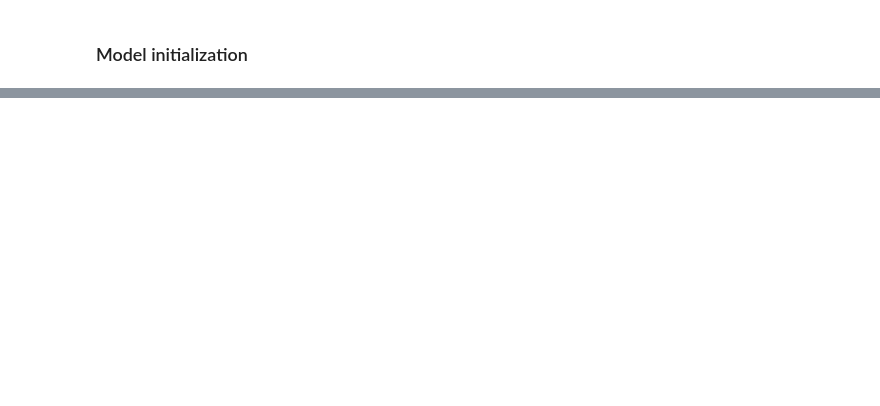
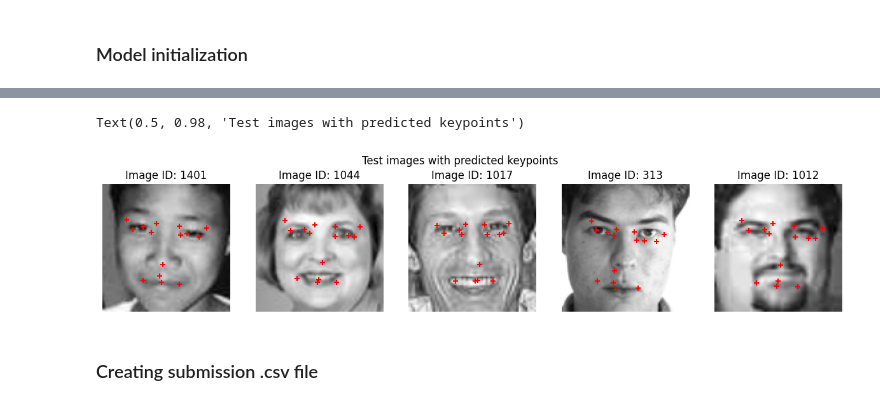
Before and after one commit to janburian/MPV, a Jupyter notebook: facial-keypoints-detection/Facial keypoints detection.ipynb, the cells around one changed output, grey strips where cells are left out. Drawn from its saved outputs; the diff is of its cells as text; code cells hidden in the pictures; blank space fills up the shorter version.

```diff
--- a/facial-keypoints-detection/Facial keypoints detection.ipynb
+++ b/facial-keypoints-detection/Facial keypoints detection.ipynb
@@ -633,7 +634,7 @@ class FacialKeypointsDetectionModel(nn.Module):
         super(FacialKeypointsDetectionModel, self).__init__()
 
         # Load a pretrained ResNet model
-        self.pretrained_model = models.resnet50(weights='ResNet50_Weights.DEFAULT')
+        self.pretrained_model = models.resnet18(pretrained='ResNet18_Weights.DEFAULT')
 
         # Modify the first convolutional layer to accept 1 channel (grayscale)
         self.pretrained_model.conv1 = nn.Conv2d(1, 64, kernel_size=(7, 7), stride=(2, 2), padding=(3, 3), bias=False)
@@ -742,0 +796,8 @@ Training finished.
+# %%
+test_images_tensor = torch.tensor(test_images_list, dtype=torch.float32).permute(0, 3, 1, 2).to(device)
+
+trained_model.eval()
+with torch.no_grad():
+    predicted_keypoints = trained_model(test_images_tensor)
+
+predicted_keypoints = predicted_keypoints.cpu()
@@ -742,0 +810,40 @@ Training finished.
+# %%
+# Function to plot image with keypoints
+def plot_image_with_predicted_keypoints(ax, img: np.array, keypoints, idx):
+    # Plot the image
+    ax.imshow(img, cmap='gray')
+
+    # Plot keypoints and lines with text annotations
+    for i in range(0, len(keypoints), 2):
+        x, y = keypoints[i], keypoints[i + 1]
+
+        # Plot keypoint
+        ax.scatter(x, y, color='red', marker='+')
+
+#         # Connect keypoint with a line
+#         ax.plot([x, x], [y, y], color='blue', linestyle='--')
+
+#         # Add text label at the end of the line
+#         label = f"({x}, {y})"
+#         ax.text(x, y, label, color='blue', fontsize=8, ha='right', va='bottom')
+
+    ax.set_title(f"Image ID: {idx}")
+    ax.axis('off')
+
+def visualize_image_with_pred_keypoints(number_of_images, test_images: list, pred_keypoints, idx: int, axes):
+    image = test_images[idx]
+    keypoints = pred_keypoints[idx].tolist()
+    plot_image_with_predicted_keypoints(axes[i], image, keypoints, idx)
+# %%
+num_images = 5 # number of images to be visualized with predicted keypoints
+fig, axes = plt.subplots(1, num_images, figsize=(15, 3))
+
+for i in range(num_images):
+    idx = random.randint(0,len(test_images_list))
+    visualize_image_with_pred_keypoints(num_images, test_images_list, predicted_keypoints, idx, axes)
+fig.suptitle("Test images with predicted keypoints")
+# %% [output]
+Text(0.5, 0.98, 'Test images with predicted keypoints')
+[figure, added]
+# %% [markdown]
+### Creating submission .csv file
```
Also changed, not shown: parts of 21 cells of this notebook.
